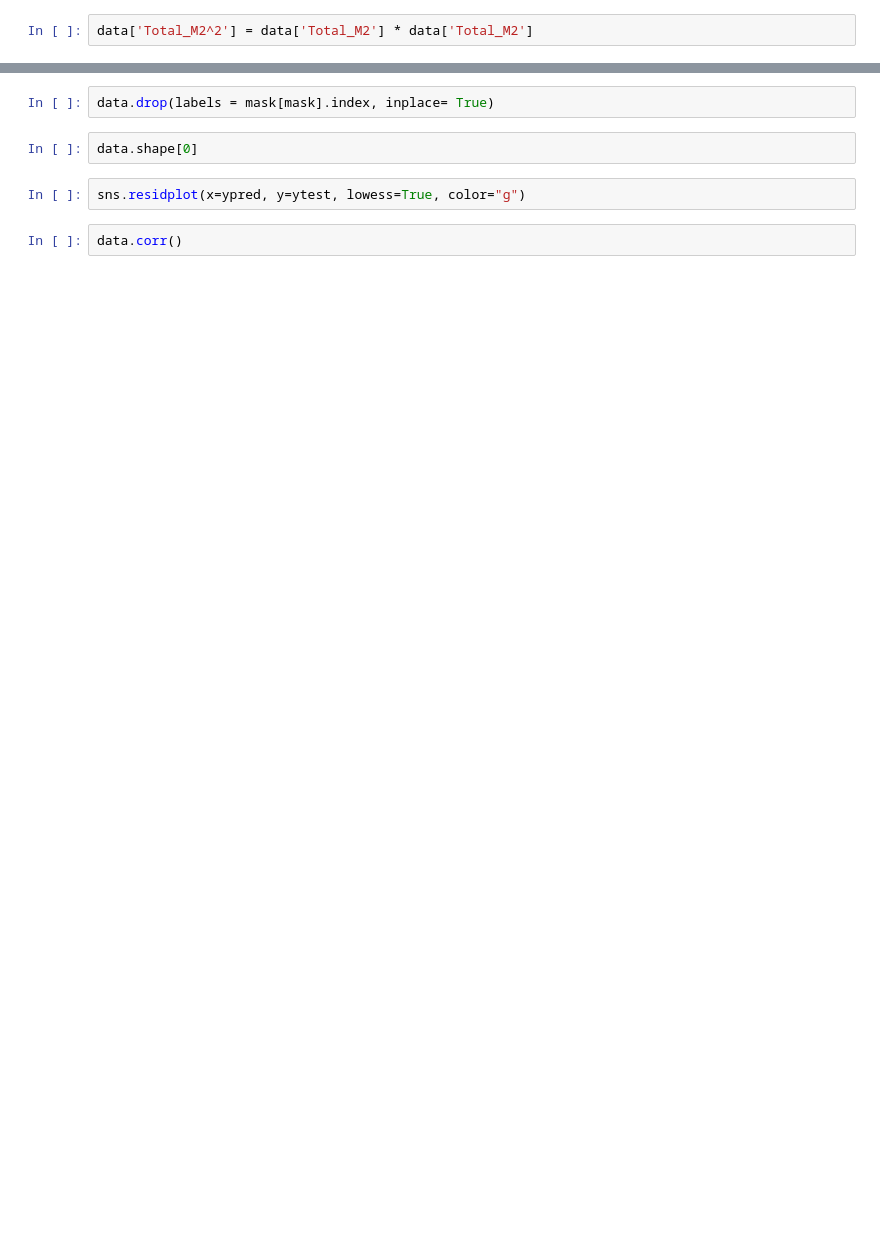
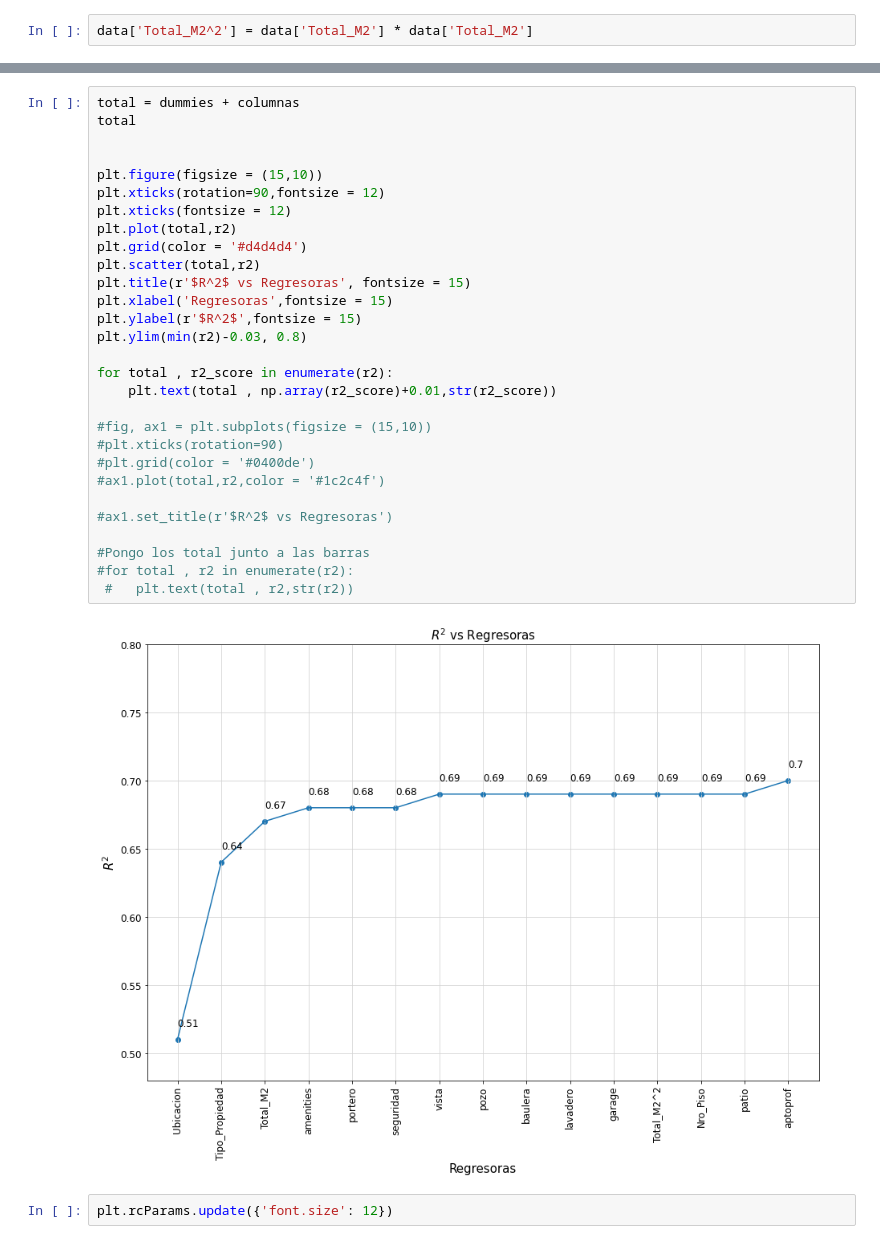
Before and after one commit to astach-DS/TP---Properati, a Jupyter notebook: TP properati PARTE 2.ipynb, the cells around one changed output, grey strips where cells are left out. Drawn from its saved outputs; the diff is of its cells as text; blank space fills up the shorter version.

```diff
--- a/TP properati PARTE 2.ipynb
+++ b/TP properati PARTE 2.ipynb
@@ -128,8 +97,33 @@ print ('R2:', metrics.r2_score(ytest, ypred))
-# %%
-data.drop(labels = mask[mask].index, inplace= True)
-# %%
-data.shape[0]
-# %%
-sns.residplot(x=ypred, y=ytest, lowess=True, color="g")
-# %%
-data.corr()
+# %%
+total = dummies + columnas
+total
+
+
+plt.figure(figsize = (15,10))
+plt.xticks(rotation=90,fontsize = 12)
+plt.xticks(fontsize = 12)
+plt.plot(total,r2)
+plt.grid(color = '#d4d4d4')
+plt.scatter(total,r2)
+plt.title(r'$R^2$ vs Regresoras', fontsize = 15)
+plt.xlabel('Regresoras',fontsize = 15)
+plt.ylabel(r'$R^2$',fontsize = 15)
+plt.ylim(min(r2)-0.03, 0.8)
+
+for total , r2_score in enumerate(r2):
+    plt.text(total , np.array(r2_score)+0.01,str(r2_score))
+
+#fig, ax1 = plt.subplots(figsize = (15,10))
+#plt.xticks(rotation=90)
+#plt.grid(color = '#0400de')
+#ax1.plot(total,r2,color = '#1c2c4f')
+
+#ax1.set_title(r'$R^2$ vs Regresoras')
+
+#Pongo los total junto a las barras
+#for total , r2 in enumerate(r2):
+ #   plt.text(total , r2,str(r2))
+# %% [output]
+[figure, added]
+# %%
+plt.rcParams.update({'font.size': 12})
```
Also changed, not shown: parts of 13 cells of this notebook, 1 other file.
